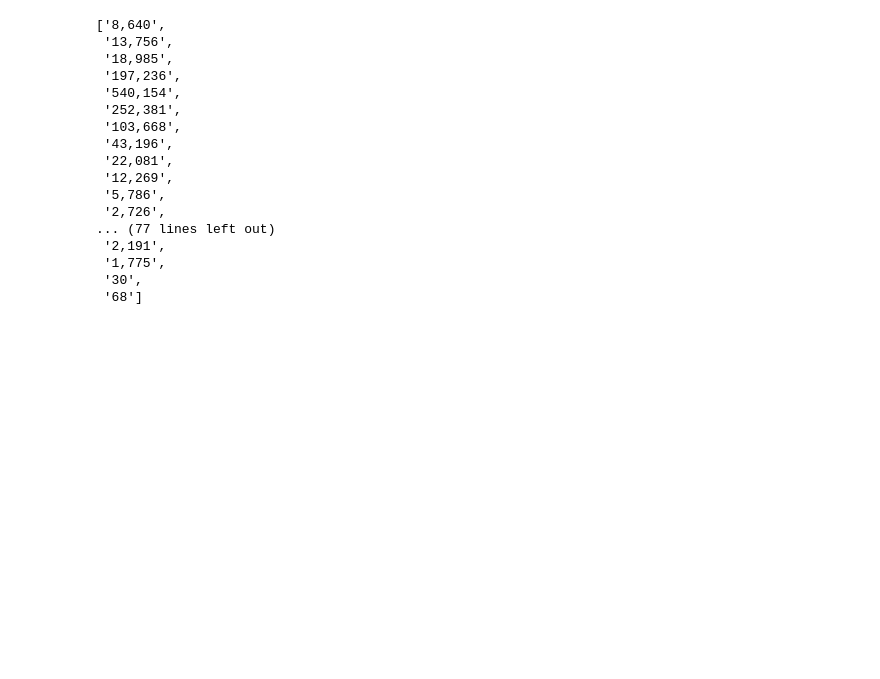
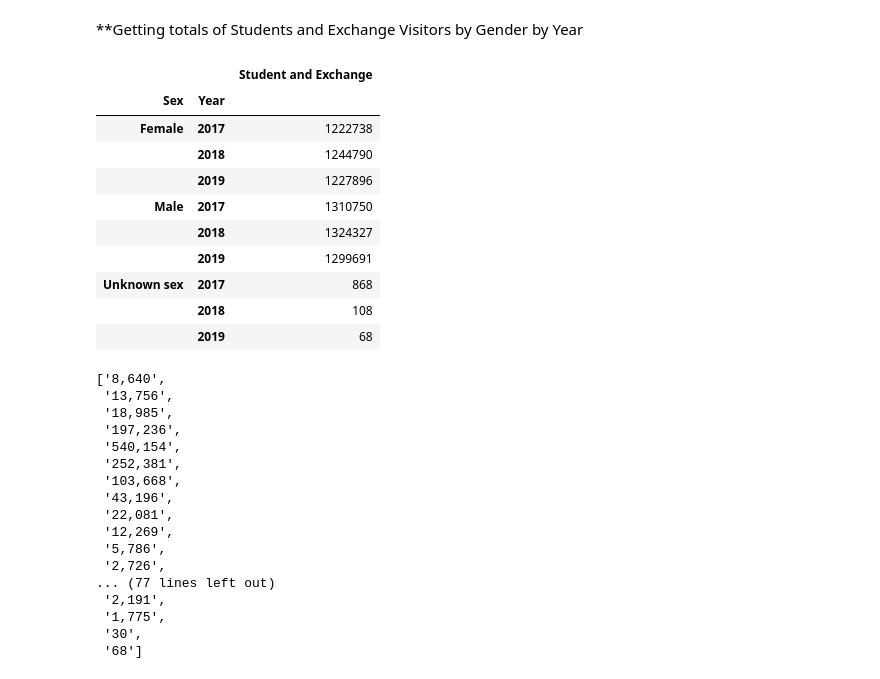
Before and after one commit to jojuka/Capstone, a Jupyter notebook: notebooks/AgeSex.ipynb, the cells around one changed output. Saved outputs shown, nothing was run; the diff lists cells and outputs as text; code cells hidden in the pictures; blank space fills up the shorter version.

```diff
--- a/notebooks/AgeSex.ipynb
+++ b/notebooks/AgeSex.ipynb
@@ -32,3 +50,20 @@ df.dropna(how='all', axis=1, inplace=True)
+# %% [markdown]
+**Getting totals of Students and Exchange Visitors by Gender by Year
+# %%
+SETotalsbSexYear=SexYear.groupby(['Sex', 'Year'])[['Student and Exchange']].sum()
+SETotalsbSexYear
+# %% [output]
+|  |  | Student and Exchange |
+| Sex | Year |  |
+| Female | 2017 | 1222738 |
+|  | 2018 | 1244790 |
+|  | 2019 | 1227896 |
+| Male | 2017 | 1310750 |
+|  | 2018 | 1324327 |
+|  | 2019 | 1299691 |
+| Unknown sex | 2017 | 868 |
+|  | 2018 | 108 |
+|  | 2019 | 68 |
 # %%
 SEList=df['Student and Exchange'].tolist()
 SEList
```
Also changed, not shown: parts of 13 cells of this notebook, 5 other files.
